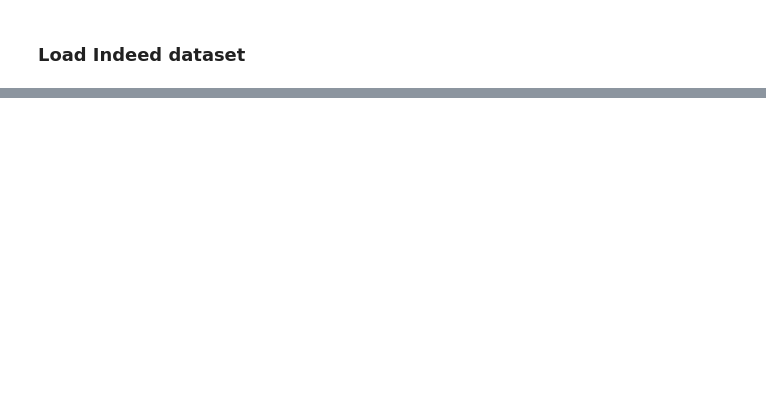
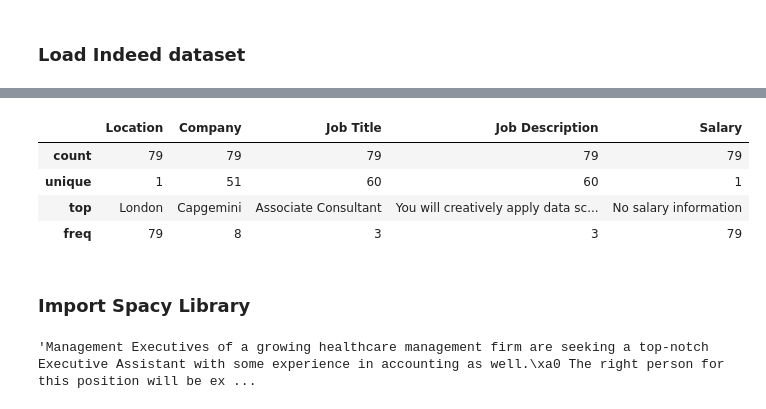
Before and after one commit to etzimopoulos/Job-descriptions-topic-modelling-using-NLP, a Jupyter notebook: job-specs-topic-modelling-using-NLP-part2-EDA-Feature-Extraction-NLP-Modelling.ipynb, the cells around one changed output, grey strips where cells are left out. Cells and saved outputs as stored; diff of their text form; code cells hidden in the pictures; blank space fills up the shorter version.

```diff
--- a/job-specs-topic-modelling-using-NLP-part2-EDA-Feature-Extraction-NLP-Modelling.ipynb
+++ b/job-specs-topic-modelling-using-NLP-part2-EDA-Feature-Extraction-NLP-Modelling.ipynb
@@ -45,0 +49,8 @@ jobs2.head()
+# %%
+i_jobs.describe()
+# %% [output]
+|  | Location | Company | Job Title | Job Description | Salary |
+| count | 79 | 79 | 79 | 79 | 79 |
+| unique | 1 | 51 | 60 | 60 | 1 |
+| top | London | Capgemini | Associate Consultant | You will creatively apply data sc... | No salary information |
+| freq | 79 | 8 | 3 | 3 | 79 |
@@ -45,0 +59,2 @@ jobs2.head()
+# %% [markdown]
+### Import Spacy Library
@@ -45,0 +68,4 @@ jobs2.head()
+# %%
+k_jobs['Job Description'][15]
+# %% [output]
+'Management Executives of a growing healthcare management firm are seeking a top-notch Executive Assistant with some experience in accounting as well.\xa0 The right person for this position will be ex ...
```
Also changed, not shown: parts of 32 cells of this notebook, 1 other file.
